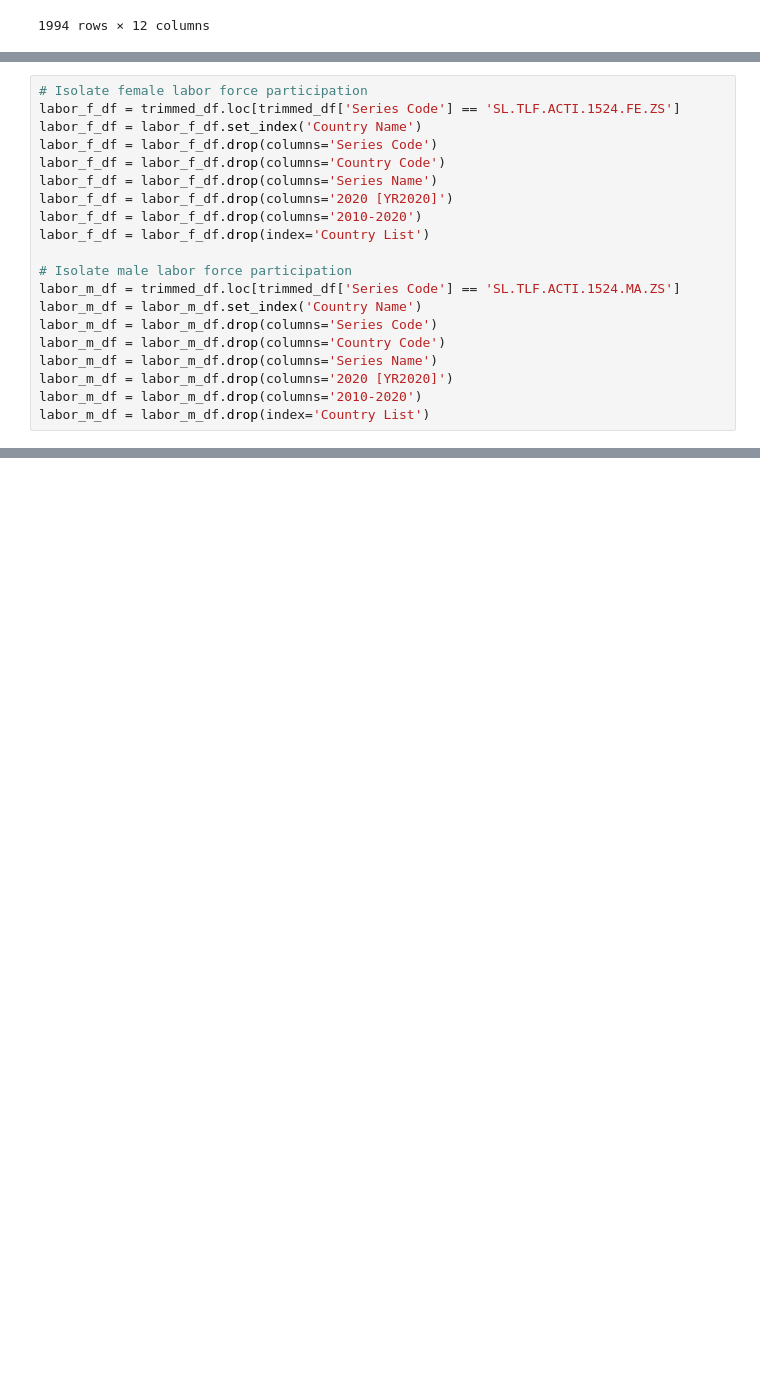
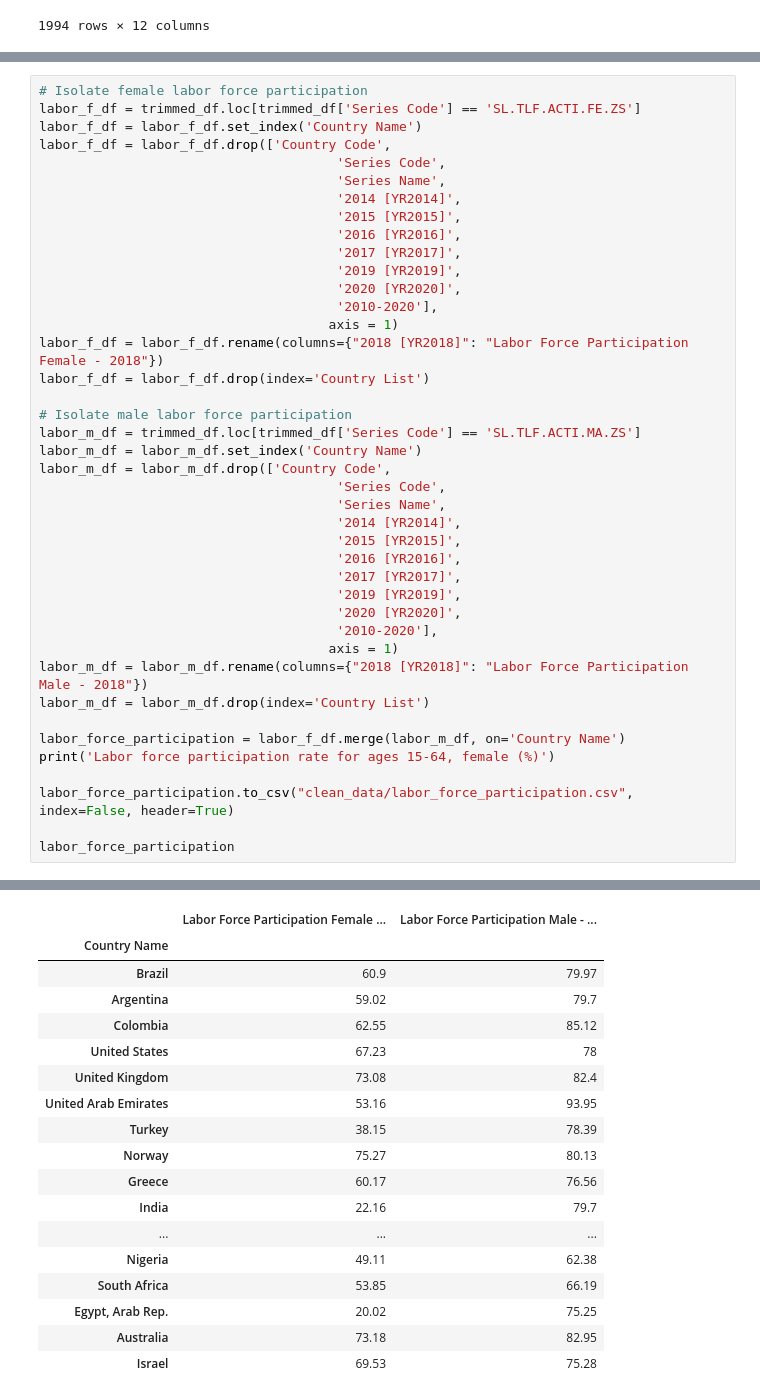
Before and after one commit to Keh4/Project-1---Team-3, a Jupyter notebook: Working_file_no_3.ipynb, the cells around one changed output, grey strips where cells are left out. Drawn from its saved outputs; the diff is of its cells as text; blank space fills up the shorter version.

```diff
--- a/Working_file_no_3.ipynb
+++ b/Working_file_no_3.ipynb
@@ -89,20 +113,42 @@ hci_df
 # %%
 # Isolate female labor force participation
-labor_f_df = trimmed_df.loc[trimmed_df['Series Code'] == 'SL.TLF.ACTI.1524.FE.ZS']
+labor_f_df = trimmed_df.loc[trimmed_df['Series Code'] == 'SL.TLF.ACTI.FE.ZS']
 labor_f_df = labor_f_df.set_index('Country Name')
-labor_f_df = labor_f_df.drop(columns='Series Code')
-labor_f_df = labor_f_df.drop(columns='Country Code')
-labor_f_df = labor_f_df.drop(columns='Series Name')
-labor_f_df = labor_f_df.drop(columns='2020 [YR2020]')
-labor_f_df = labor_f_df.drop(columns='2010-2020')
+labor_f_df = labor_f_df.drop(['Country Code',
+                                      'Series Code',
+                                      'Series Name',
+                                      '2014 [YR2014]',
+                                      '2015 [YR2015]',
+                                      '2016 [YR2016]',
+                                      '2017 [YR2017]',
+                                      '2019 [YR2019]',
+                                      '2020 [YR2020]',
+                                      '2010-2020'],
+                                     axis = 1)
+labor_f_df = labor_f_df.rename(columns={"2018 [YR2018]": "Labor Force Participation Female - 2018"})
 labor_f_df = labor_f_df.drop(index='Country List')
 
 # Isolate male labor force participation
-labor_m_df = trimmed_df.loc[trimmed_df['Series Code'] == 'SL.TLF.ACTI.1524.MA.ZS']
+labor_m_df = trimmed_df.loc[trimmed_df['Series Code'] == 'SL.TLF.ACTI.MA.ZS']
 labor_m_df = labor_m_df.set_index('Country Name')
-labor_m_df = labor_m_df.drop(columns='Series Code')
-labor_m_df = labor_m_df.drop(columns='Country Code')
-labor_m_df = labor_m_df.drop(columns='Series Name')
-labor_m_df = labor_m_df.drop(columns='2020 [YR2020]')
-labor_m_df = labor_m_df.drop(columns='2010-2020')
+labor_m_df = labor_m_df.drop(['Country Code',
+                                      'Series Code',
+                                      'Series Name',
+                                      '2014 [YR2014]',
+                                      '2015 [YR2015]',
+                                      '2016 [YR2016]',
+                                      '2017 [YR2017]',
+                                      '2019 [YR2019]',
+                                      '2020 [YR2020]',
+                                      '2010-2020'],
+                                     axis = 1)
+labor_m_df = labor_m_df.rename(columns={"2018 [YR2018]": "Labor Force Participation Male - 2018"})
 labor_m_df = labor_m_df.drop(index='Country List')
+
+labor_force_participation = labor_f_df.merge(labor_m_df, on='Country Name')
+print('Labor force participation rate for ages 15-64, female (%)')
+
+labor_force_participation.to_csv("clean_data/labor_force_participation.csv", index=False, header=True)
+
+labor_force_participation
+# %% [output]
@@ -108,0 +156,18 @@ labor_m_df = labor_m_df.drop(index='Country List')
+|  | Labor Force Participation Female ... | Labor Force Participation Male - ... |
+| Country Name |  |  |
+| Brazil | 60.9 | 79.97 |
+| Argentina | 59.02 | 79.7 |
+| Colombia | 62.55 | 85.12 |
+| United States | 67.23 | 78 |
+| United Kingdom | 73.08 | 82.4 |
+| United Arab Emirates | 53.16 | 93.95 |
+| Turkey | 38.15 | 78.39 |
+| Norway | 75.27 | 80.13 |
+| Greece | 60.17 | 76.56 |
+| India | 22.16 | 79.7 |
+| ... | ... | ... |
+| Nigeria | 49.11 | 62.38 |
+| South Africa | 53.85 | 66.19 |
+| Egypt, Arab Rep. | 20.02 | 75.25 |
+| Australia | 73.18 | 82.95 |
+| Israel | 69.53 | 75.28 |
```
Also changed, not shown: parts of 16 cells of this notebook, 7 other files.
